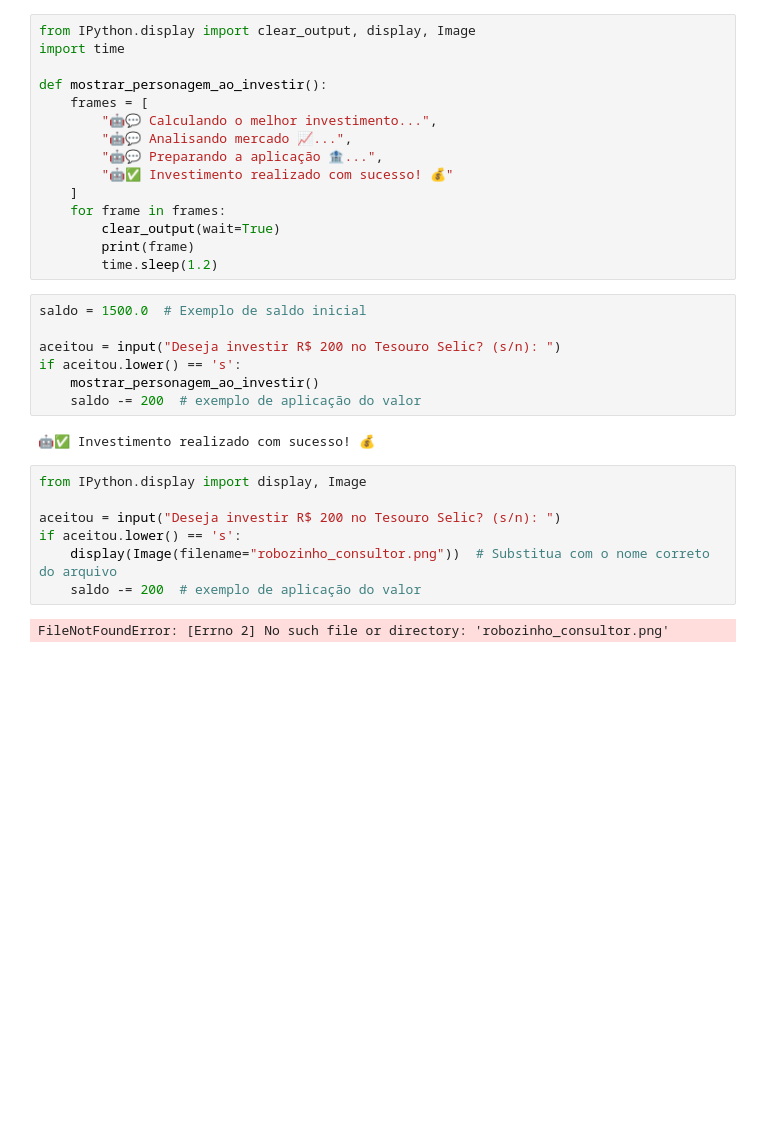
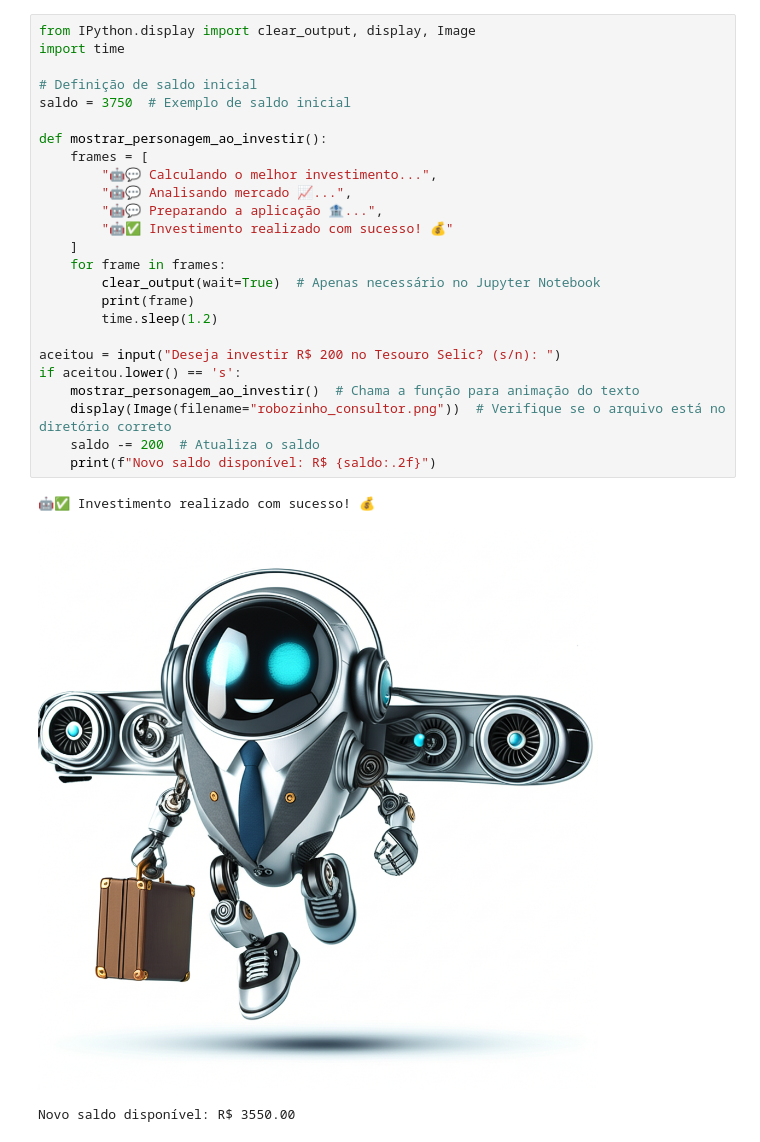
Before and after one commit to LidianeSouza/sistema-bancario-inteligente, a Jupyter notebook: sistema_bancario_inteligente.ipynb, the cells around one changed output. Drawn from its saved outputs; the diff is of its cells as text; blank space fills up the shorter version.

Commit message:
Atualizações dos arquivos

```diff
--- a/sistema_bancario_inteligente.ipynb
+++ b/sistema_bancario_inteligente.ipynb
@@ -102,33 +322,29 @@ if gastos['Valor'].sum() > saldo:
 # %%
 from IPython.display import clear_output, display, Image
 import time
+
+# Definição de saldo inicial
+saldo = 3750  # Exemplo de saldo inicial
 
 def mostrar_personagem_ao_investir():
     frames = [
         "🤖💬 Calculando o melhor investimento...",
         "🤖💬 Analisando mercado 📈...",
         "🤖💬 Preparando a aplicação 🏦...",
         "🤖✅ Investimento realizado com sucesso! 💰"
     ]
     for frame in frames:
-        clear_output(wait=True)
+        clear_output(wait=True)  # Apenas necessário no Jupyter Notebook
         print(frame)
         time.sleep(1.2)
+
+aceitou = input("Deseja investir R$ 200 no Tesouro Selic? (s/n): ")
+if aceitou.lower() == 's':
+    mostrar_personagem_ao_investir()  # Chama a função para animação do texto
+    display(Image(filename="robozinho_consultor.png"))  # Verifique se o arquivo está no diretório correto
+    saldo -= 200  # Atualiza o saldo
+    print(f"Novo saldo disponível: R$ {saldo:.2f}")
+# %% [output]
+🤖✅ Investimento realizado com sucesso! 💰
+[figure, added]
+Novo saldo disponível: R$ 3550.00
-# %%
-saldo = 1500.0  # Exemplo de saldo inicial
-
-aceitou = input("Deseja investir R$ 200 no Tesouro Selic? (s/n): ")
-if aceitou.lower() == 's':
-    mostrar_personagem_ao_investir()
-    saldo -= 200  # exemplo de aplicação do valor
-# %% [output]
-🤖✅ Investimento realizado com sucesso! 💰
-# %%
-from IPython.display import display, Image
-
-aceitou = input("Deseja investir R$ 200 no Tesouro Selic? (s/n): ")
-if aceitou.lower() == 's':
-    display(Image(filename="robozinho_consultor.png"))  # Substitua com o nome correto do arquivo
-    saldo -= 200  # exemplo de aplicação do valor
-# %% [output]
-FileNotFoundError: [Errno 2] No such file or directory: 'robozinho_consultor.png'
```
Also changed, not shown: parts of 24 cells of this notebook, 2 other files.
